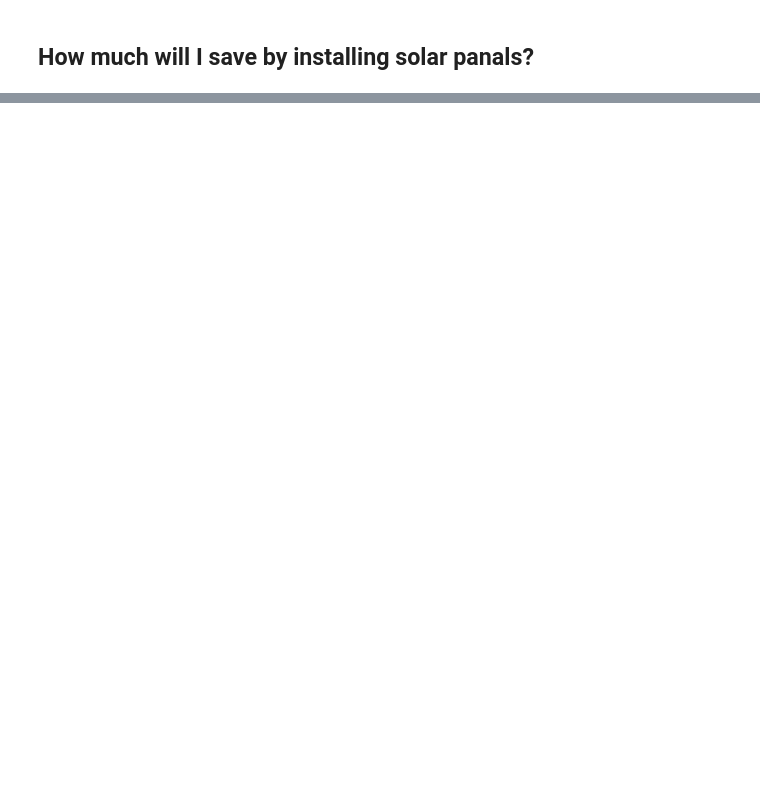
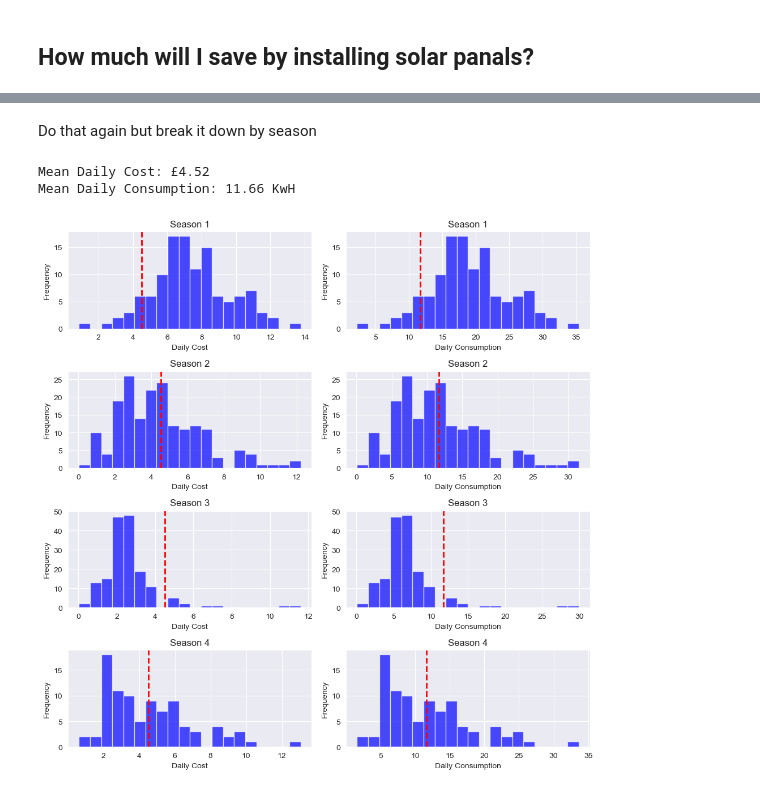
Before and after one commit to nickmalleson/playground, a Jupyter notebook: energy_use/energy_use2.ipynb, the cells around one changed output, grey strips where cells are left out. Drawn from its saved outputs; the diff is of its cells as text; code cells hidden in the pictures; blank space fills up the shorter version.

```diff
--- a/energy_use/energy_use2.ipynb
+++ b/energy_use/energy_use2.ipynb
@@ -380,0 +459,49 @@ Want to estimate new costs after installing heat pump. Need to create some bench
+# %% [markdown]
+Do that again but break it down by season
+# %%
+# Group by the date part of the 'Date' index to get daily data
+temp = df_daytime.resample('D').agg(
+    daily_cost=('cost', 'sum'),
+    daily_consumption=('energy', 'sum'),
+    season=('season', 'first')
+)
+
+# Calculate the mean daily cost and mean daily consumption
+mean_daily_cost = temp['daily_cost'].mean()
+mean_daily_consumption = temp['daily_consumption'].mean()
+
+print(f"Mean Daily Cost: £{round(mean_daily_cost,2)}")
+print(f"Mean Daily Consumption: {round(mean_daily_consumption,2)} KwH")
+
+# Create a histogram for daily cost
+fig, axes = plt.subplots(4,2, figsize=(10, 10))
+axes = axes.flatten()
+
+# Plot the frequency distributions for each season
+counter = 0
+
+for season in (df_daytime.season.unique()):
+    ax = axes[counter]
+    temp_season = temp[temp['season'] == season]
+    ax.hist(temp_season['daily_cost'], bins=20, color='blue', alpha=0.7)
+    ax.axvline(mean_daily_cost, color='red', linestyle='dashed', linewidth=2)
+    ax.set_title(f'Season {season}')
+    ax.set_xlabel('Daily Cost')
+    ax.set_ylabel('Frequency')
+
+    counter += 1
+    ax = axes[counter]
+    ax.hist(temp_season['daily_consumption'], bins=20, color='blue', alpha=0.7)
+    ax.axvline(mean_daily_consumption, color='red', linestyle='dashed', linewidth=2)
+    ax.set_title(f'Season {season}')
+    ax.set_xlabel('Daily Consumption')
+    ax.set_ylabel('Frequency')
+
+    counter += 1
+
+plt.tight_layout()
+plt.show()
+# %% [output]
+Mean Daily Cost: £4.52
+Mean Daily Consumption: 11.66 KwH
+[figure, added]
```
Also changed, not shown: parts of 19 cells of this notebook.
